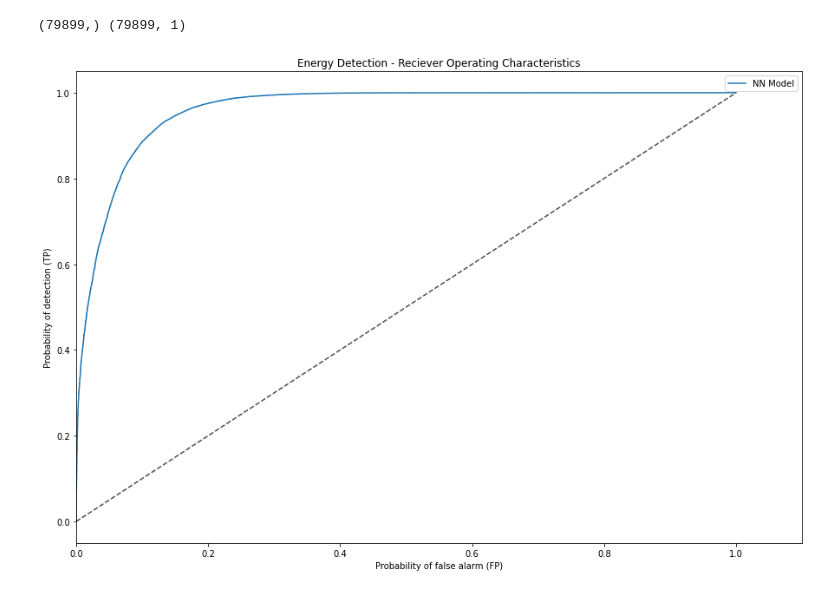
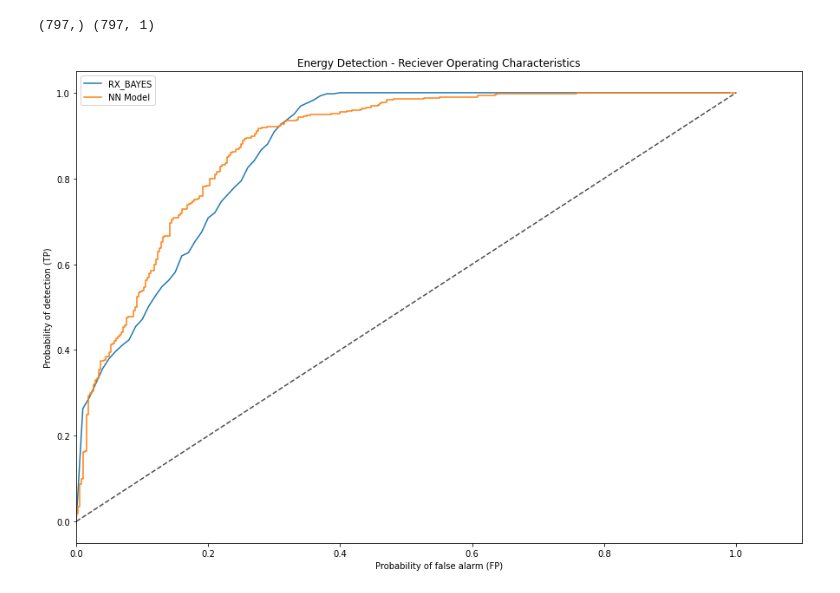
Before and after one commit to georgegrosu1/cognitive-aether, a Jupyter notebook: roc_plotting.ipynb, the cells around one changed output. Drawn from its saved outputs; the diff is of its cells as text; code cells hidden in the pictures.

Commit message:
Fixed energy detection in roc plotting

```diff
--- a/roc_plotting.ipynb
+++ b/roc_plotting.ipynb
@@ -5,7 +5,7 @@ from tensorflow.keras.models import load_model
 from src.plotting import plot_roc, get_nn_roc_vals
 from tensorflow_addons.metrics import F1Score
 # %%
-roc_df_p = r'E:/Faculta/Anul2/Disertatie/cognitive-aether/datasets/v2/validate/10_rayleigh_fading_ofdm.csv'
+roc_df_p = r'E:/Faculta/Anul2/Disertatie/cognitive-aether/datasets/v2/validate/0_rayleigh_fading_ofdm.csv'
 nn_cfg_path = r'E:/Faculta/Anul2/Disertatie/cognitive-aether/configs/train.json'
 model_path = r'E:/Faculta\Anul2/Disertatie/cognitive-aether/models_weights/energy_detect_v1/energy_detect_v1_epoch10_vloss0.43.hdf5'
 # %%
@@ -21,5 +19,6 @@ fps, tps, auc_v = get_nn_roc_vals(roc_df, model, model_cfg)
 # %%
-plot_roc(roc_test_df=roc_df, compare_signals=['RX_BAYES'], nn_model_setup=(model, model_cfg))
+plot_roc(roc_test_df=roc_df[:(len(roc_df)//100)], sensing_window=3,
+         compare_signals=['RX_BAYES'], json_cfg=model_cfg, nn_model=model)
 # %% [output]
-(79899,) (79899, 1)
+(797,) (797, 1)
-[figure, old version]
+[figure, new version]
```
Also changed, not shown: parts of 1 cell of this notebook, 1 other file.
